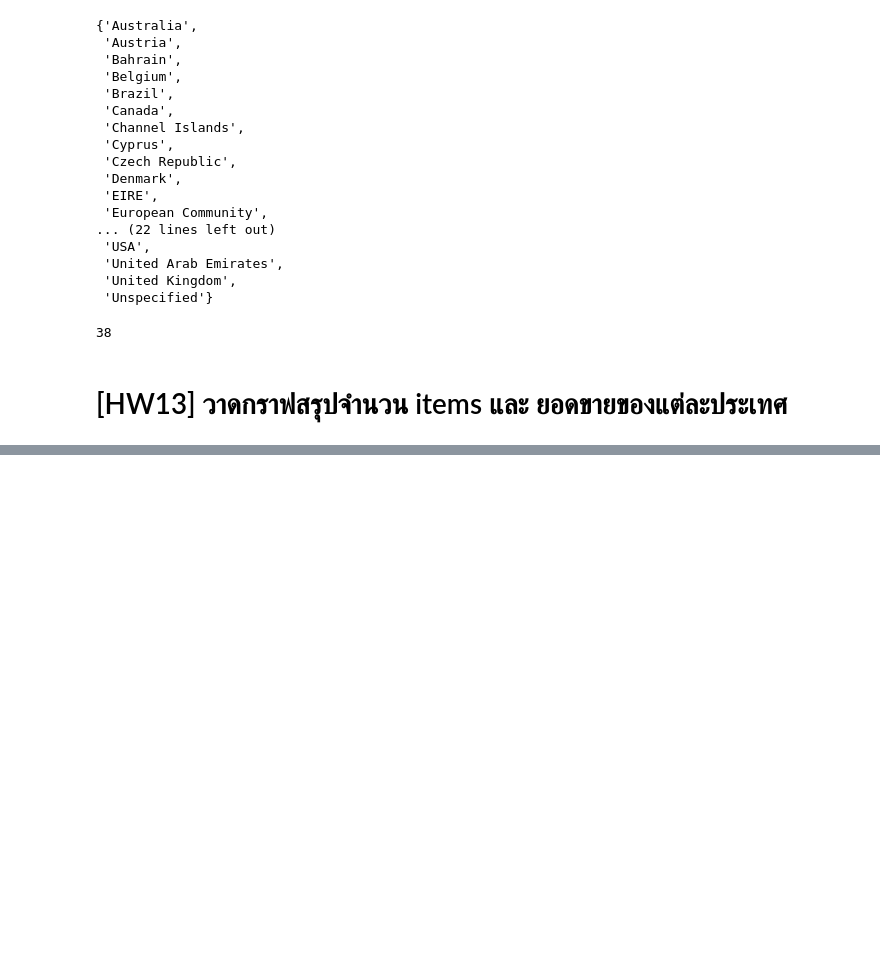
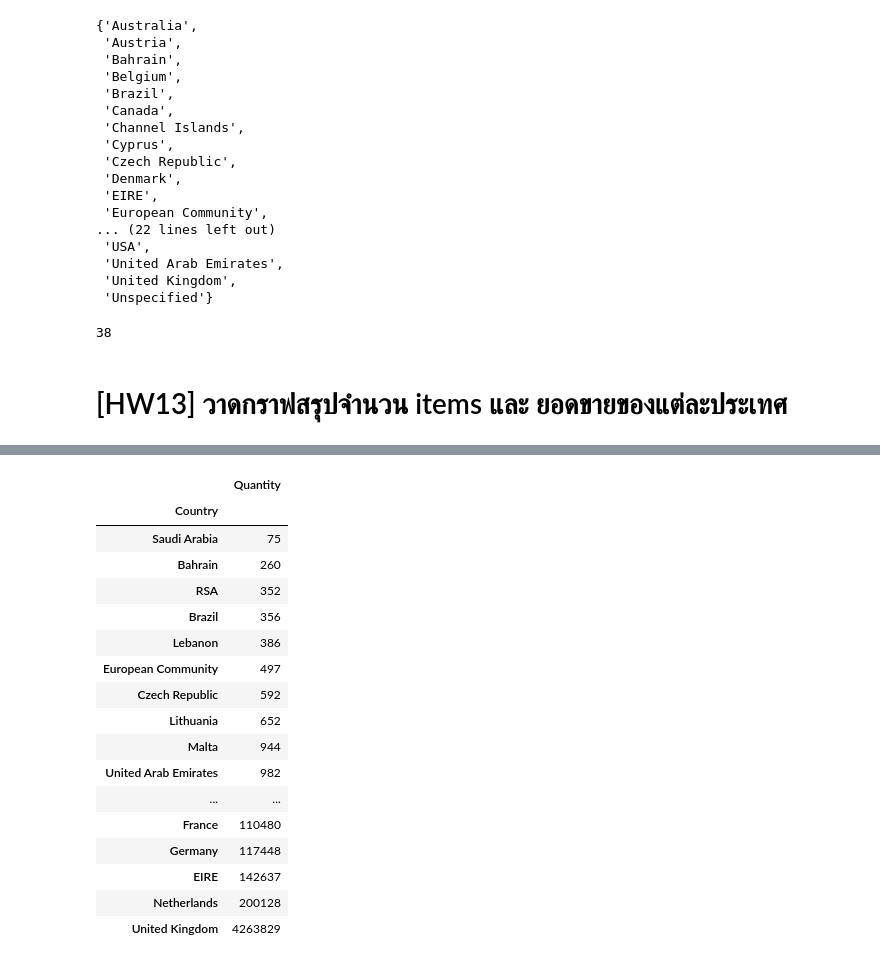
Before and after one commit to kittimaxz/DWDM21, a Jupyter notebook: Chapter6_Association_Rules.ipynb, the cells around one changed output, grey strips where cells are left out. Cells and saved outputs as stored; diff of their text form; code cells hidden in the pictures; blank space fills up the shorter version.

```diff
--- a/Chapter6_Association_Rules.ipynb
+++ b/Chapter6_Association_Rules.ipynb
@@ -58,0 +105,22 @@ import matplotlib.pyplot as plt
+# %%
+data_q= data_cq.iloc[:,:1]
+data_q
+# %% [output]
+|  | Quantity |
+| Country |  |
+| Saudi Arabia | 75 |
+| Bahrain | 260 |
+| RSA | 352 |
+| Brazil | 356 |
+| Lebanon | 386 |
+| European Community | 497 |
+| Czech Republic | 592 |
+| Lithuania | 652 |
+| Malta | 944 |
+| United Arab Emirates | 982 |
+| ... | ... |
+| France | 110480 |
+| Germany | 117448 |
+| EIRE | 142637 |
+| Netherlands | 200128 |
+| United Kingdom | 4263829 |
```
Also changed, not shown: parts of 6 cells of this notebook.
